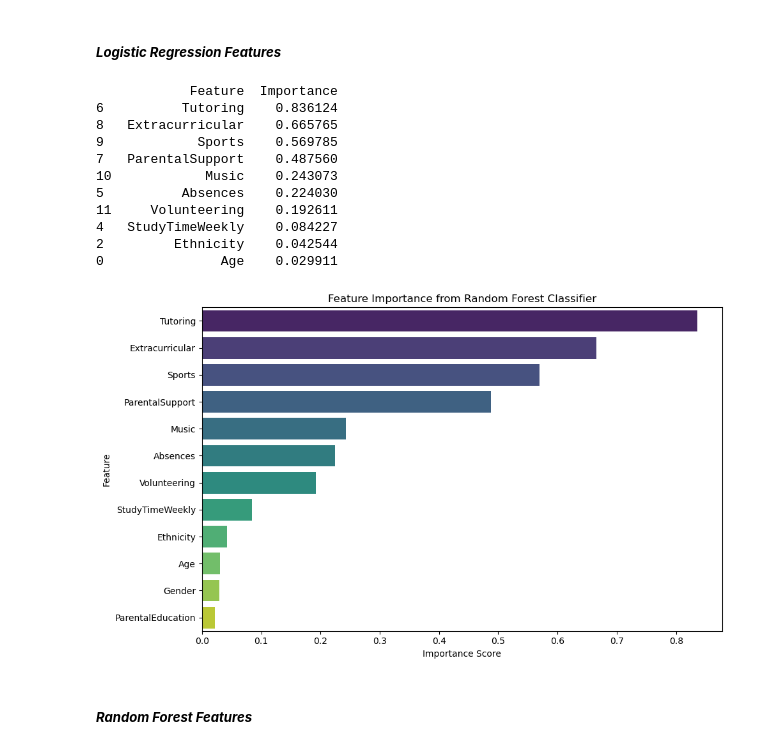
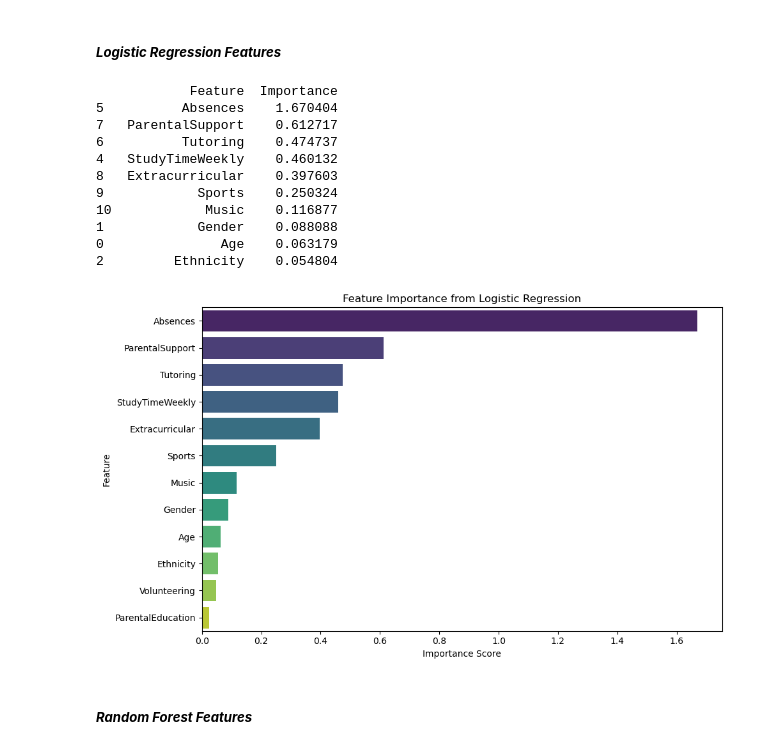
Before and after one commit to CountessOreo/Grade-Prediction-Tool, a Jupyter notebook: notebooks/Prepare_Data.ipynb, the cells around one changed output. Cells and saved outputs as stored; diff of their text form; code cells hidden in the pictures.

```diff
--- a/notebooks/Prepare_Data.ipynb
+++ b/notebooks/Prepare_Data.ipynb
@@ -1627,28 +1630,11 @@ RandomForestClassifier(random_state=42)
 # %% [markdown]
  ***XGBoost***
 # %%
-xgb_target_column = train.columns[-1]
-
-X_train_xgb = train.drop(columns=[xgb_target_column])
-y_train_xgb = train[xgb_target_column]
-
-X_test_xgb = test.drop(columns=[xgb_target_column])
-y_test_xgb = test[xgb_target_column]
-
-model_xgb = XGBClassifier(
-    n_estimators=1000,
-    max_depth=20,
-    learning_rate=0.01,
-    subsample=0.9,
-    colsample_bytree=0.9,
-    gamma=1,
-    reg_alpha=0.5,
-    reg_lambda=1.0,
-    eval_metric='logloss',
-    random_state=7
-)
-
-model_xgb.fit(X_train_xgb, y_train_xgb)
+# ----------------------------------------
+# Build the XGBoost model
+# ----------------------------------------
+model_xgb = XGBClassifier(random_state=42)
+model_xgb.fit(X_train_LR, y_train_LR)
 # %% [output]
 XGBClassifier(base_score=None, booster=None, callbacks=None,
               colsample_bylevel=None, colsample_bynode=None,
@@ -1851,44 +1895,40 @@ weighted avg       0.69      0.70      0.69       479
 # %%
 #----------------------------------------
 #Getting feature importances from model
 #----------------------------------------
-importances = np.abs(model_LR.coef_[0])
+importances = np.abs(model_lr.coef_[0])
 
 #------------------------------------------------------------------
 #Creates data frame with feature names and their importance values
 feature_importance_df = pd.DataFrame({
     'Feature': X_train_LR.columns,
-    'Importance': importances
-}).sort_values(by='Importance', ascending=False)
+    'Importance': importances}).sort_values(by='Importance', ascending=False)
 
-#----------------------
-#Displays top features
-#----------------------
 print(feature_importance_df.head(10))
 
 #---------------------------------------------
 #Creates the plot of the feature importances
 #---------------------------------------------
 plt.figure(figsize=(10,6))
 sns.barplot(x='Importance', y='Feature', data=feature_importance_df, palette='viridis')
-plt.title('Feature Importance from Random Forest Classifier')
+plt.title('Feature Importance from Logistic Regression')
 plt.xlabel('Importance Score')
 plt.ylabel('Feature')
 plt.tight_layout()
 plt.show()
 # %% [output]
             Feature  Importance
-6          Tutoring    0.836124
-8   Extracurricular    0.665765
-9            Sports    0.569785
-7   ParentalSupport    0.487560
-10            Music    0.243073
-5          Absences    0.224030
-11     Volunteering    0.192611
-4   StudyTimeWeekly    0.084227
-2         Ethnicity    0.042544
-0               Age    0.029911
+5          Absences    1.670404
+7   ParentalSupport    0.612717
+6          Tutoring    0.474737
+4   StudyTimeWeekly    0.460132
+8   Extracurricular    0.397603
+9            Sports    0.250324
+10            Music    0.116877
+1            Gender    0.088088
+0               Age    0.063179
+2         Ethnicity    0.054804
-[figure, old version]
+[figure, new version]
 # %% [markdown]
 ##### ***Random Forest Features***
 # %%
```
Also changed, not shown: parts of 71 cells of this notebook, 3 other files.
